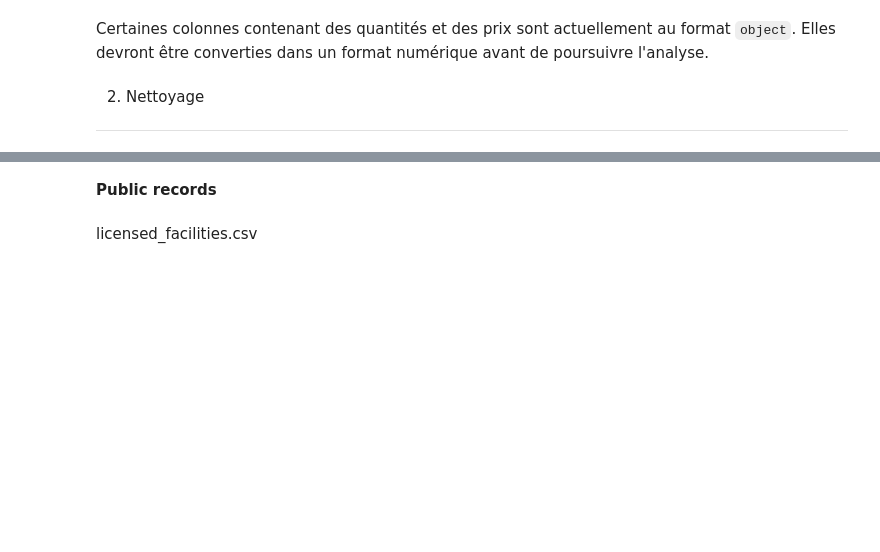
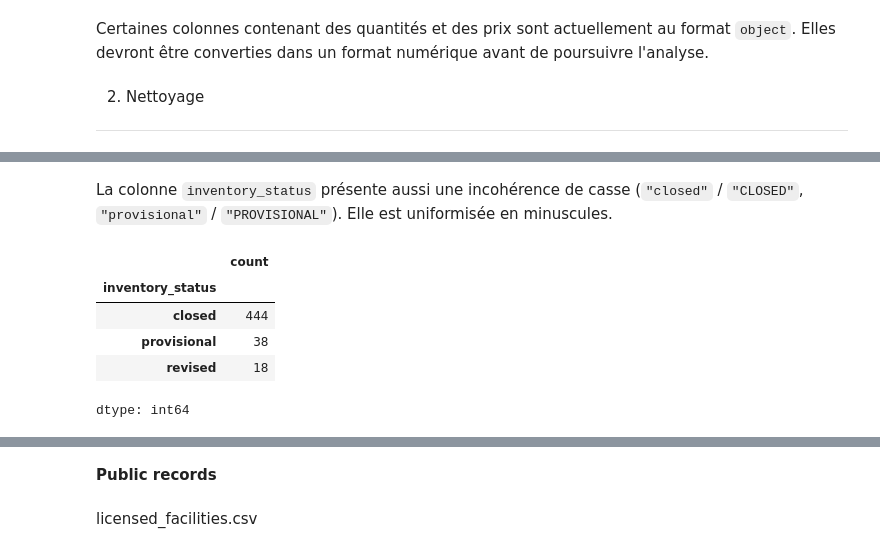
Before and after one commit to Sheik-info/20262027-UE-DataMining-Project, a Jupyter notebook: Base_notebook_to_complete.ipynb, the cells around one changed output, grey strips where cells are left out. Drawn from its saved outputs; the diff is of its cells as text; code cells hidden in the pictures; blank space fills up the shorter version.

```diff
--- a/Base_notebook_to_complete.ipynb
+++ b/Base_notebook_to_complete.ipynb
@@ -291,0 +397,12 @@ Certaines colonnes contenant des quantités et des prix sont actuellement au for
+# %% [markdown]
+La colonne `inventory_status` présente aussi une incohérence de casse (`"closed"` / `"CLOSED"`, `"provisional"` / `"PROVISIONAL"`). Elle est uniformisée en minuscules.
+# %%
+df_invm['inventory_status'] = df_invm['inventory_status'].str.lower()
+df_invm['inventory_status'].value_counts()
+# %% [output]
+|  | count |
+| inventory_status |  |
+| closed | 444 |
+| provisional | 38 |
+| revised | 18 |
+dtype: int64
```
Also changed, not shown: parts of 18 cells of this notebook.
